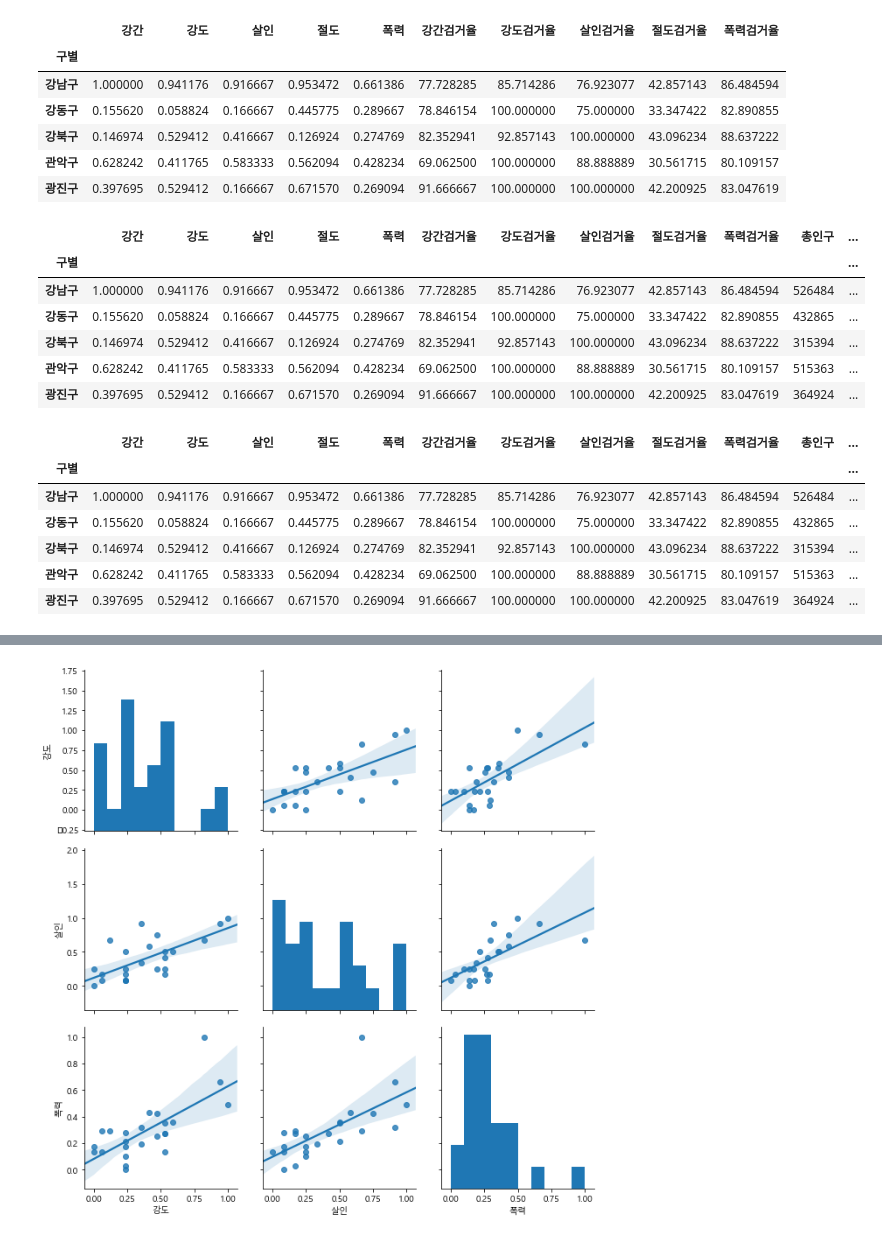
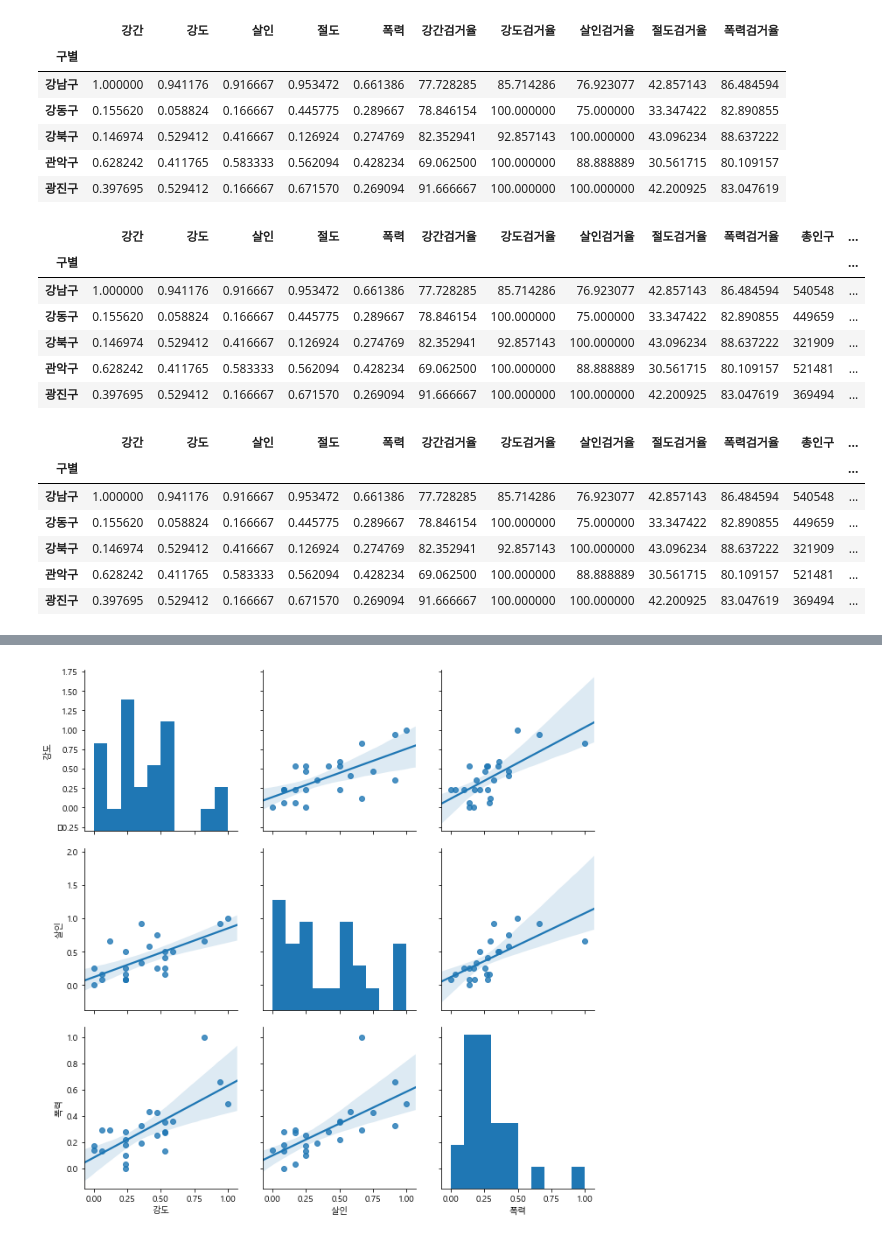
Before and after one commit to 01chic/01.Crime, a Jupyter notebook: 서울시 구별 범죄현황 분석 2015.ipynb, the cells around one changed output, grey strips where cells are left out. Drawn from its saved outputs; the diff is of its cells as text; code cells hidden in the pictures.

```diff
--- a/서울시 구별 범죄현황 분석 2015.ipynb
+++ b/서울시 구별 범죄현황 분석 2015.ipynb
@@ -282,18 +282,18 @@ crime2_norm.head()
 | 관악구 | 0.628242 | 0.411765 | 0.583333 | 0.562094 | 0.428234 | 69.062500 | 100.000000 | 88.888889 | 30.561715 | 80.109157 |
 | 광진구 | 0.397695 | 0.529412 | 0.166667 | 0.671570 | 0.269094 | 91.666667 | 100.000000 | 100.000000 | 42.200925 | 83.047619 |
 # %%
-merge = pd.read_csv('merge.csv', encoding='utf-8', index_col='구별')
-crime2_norm[['총인구', 'CCTV']] = merge[['총인구', '소계']]
+merge2015 = pd.read_csv('merge2015.csv', encoding='utf-8', index_col='구별')
+crime2_norm[['총인구', 'CCTV']] = merge2015[['총인구', '소계']]
 
 crime2_norm.head()
 # %% [output]
 |  | 강간 | 강도 | 살인 | 절도 | 폭력 | 강간검거율 | 강도검거율 | 살인검거율 | 절도검거율 | 폭력검거율 | 총인구 | ... |
 | 구별 |  |  |  |  |  |  |  |  |  |  |  | ... |
-| 강남구 | 1.000000 | 0.941176 | 0.916667 | 0.953472 | 0.661386 | 77.728285 | 85.714286 | 76.923077 | 42.857143 | 86.484594 | 526484 | ... |
-| 강동구 | 0.155620 | 0.058824 | 0.166667 | 0.445775 | 0.289667 | 78.846154 | 100.000000 | 75.000000 | 33.347422 | 82.890855 | 432865 | ... |
-| 강북구 | 0.146974 | 0.529412 | 0.416667 | 0.126924 | 0.274769 | 82.352941 | 92.857143 | 100.000000 | 43.096234 | 88.637222 | 315394 | ... |
-| 관악구 | 0.628242 | 0.411765 | 0.583333 | 0.562094 | 0.428234 | 69.062500 | 100.000000 | 88.888889 | 30.561715 | 80.109157 | 515363 | ... |
-| 광진구 | 0.397695 | 0.529412 | 0.166667 | 0.671570 | 0.269094 | 91.666667 | 100.000000 | 100.000000 | 42.200925 | 83.047619 | 364924 | ... |
+| 강남구 | 1.000000 | 0.941176 | 0.916667 | 0.953472 | 0.661386 | 77.728285 | 85.714286 | 76.923077 | 42.857143 | 86.484594 | 540548 | ... |
+| 강동구 | 0.155620 | 0.058824 | 0.166667 | 0.445775 | 0.289667 | 78.846154 | 100.000000 | 75.000000 | 33.347422 | 82.890855 | 449659 | ... |
+| 강북구 | 0.146974 | 0.529412 | 0.416667 | 0.126924 | 0.274769 | 82.352941 | 92.857143 | 100.000000 | 43.096234 | 88.637222 | 321909 | ... |
+| 관악구 | 0.628242 | 0.411765 | 0.583333 | 0.562094 | 0.428234 | 69.062500 | 100.000000 | 88.888889 | 30.561715 | 80.109157 | 521481 | ... |
+| 광진구 | 0.397695 | 0.529412 | 0.166667 | 0.671570 | 0.269094 | 91.666667 | 100.000000 | 100.000000 | 42.200925 | 83.047619 | 369494 | ... |
 # %%
 col = ['강간','강도','살인','절도','폭력']
 crime2_norm['범죄'] = np.sum(crime2_norm[col], axis=1)
@@ -301,11 +301,11 @@ crime2_norm.head()
 # %% [output]
 |  | 강간 | 강도 | 살인 | 절도 | 폭력 | 강간검거율 | 강도검거율 | 살인검거율 | 절도검거율 | 폭력검거율 | 총인구 | ... |
 | 구별 |  |  |  |  |  |  |  |  |  |  |  | ... |
-| 강남구 | 1.000000 | 0.941176 | 0.916667 | 0.953472 | 0.661386 | 77.728285 | 85.714286 | 76.923077 | 42.857143 | 86.484594 | 526484 | ... |
-| 강동구 | 0.155620 | 0.058824 | 0.166667 | 0.445775 | 0.289667 | 78.846154 | 100.000000 | 75.000000 | 33.347422 | 82.890855 | 432865 | ... |
-| 강북구 | 0.146974 | 0.529412 | 0.416667 | 0.126924 | 0.274769 | 82.352941 | 92.857143 | 100.000000 | 43.096234 | 88.637222 | 315394 | ... |
-| 관악구 | 0.628242 | 0.411765 | 0.583333 | 0.562094 | 0.428234 | 69.062500 | 100.000000 | 88.888889 | 30.561715 | 80.109157 | 515363 | ... |
-| 광진구 | 0.397695 | 0.529412 | 0.166667 | 0.671570 | 0.269094 | 91.666667 | 100.000000 | 100.000000 | 42.200925 | 83.047619 | 364924 | ... |
+| 강남구 | 1.000000 | 0.941176 | 0.916667 | 0.953472 | 0.661386 | 77.728285 | 85.714286 | 76.923077 | 42.857143 | 86.484594 | 540548 | ... |
+| 강동구 | 0.155620 | 0.058824 | 0.166667 | 0.445775 | 0.289667 | 78.846154 | 100.000000 | 75.000000 | 33.347422 | 82.890855 | 449659 | ... |
+| 강북구 | 0.146974 | 0.529412 | 0.416667 | 0.126924 | 0.274769 | 82.352941 | 92.857143 | 100.000000 | 43.096234 | 88.637222 | 321909 | ... |
+| 관악구 | 0.628242 | 0.411765 | 0.583333 | 0.562094 | 0.428234 | 69.062500 | 100.000000 | 88.888889 | 30.561715 | 80.109157 | 521481 | ... |
+| 광진구 | 0.397695 | 0.529412 | 0.166667 | 0.671570 | 0.269094 | 91.666667 | 100.000000 | 100.000000 | 42.200925 | 83.047619 | 369494 | ... |
 # %%
 col = ['강간검거율','강도검거율','살인검거율','절도검거율','폭력검거율']
 crime2_norm['검거'] = np.sum(crime2_norm[col], axis=1)
```
Also changed, not shown: parts of 5 cells of this notebook.
